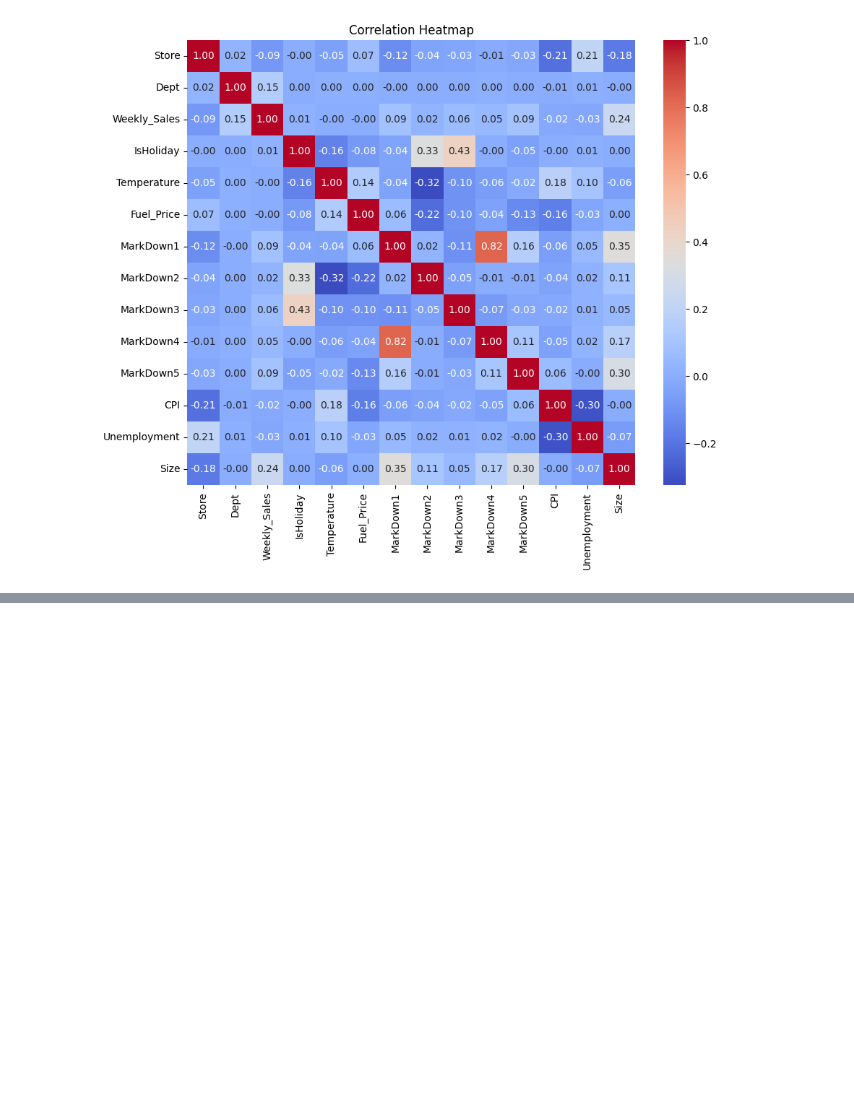
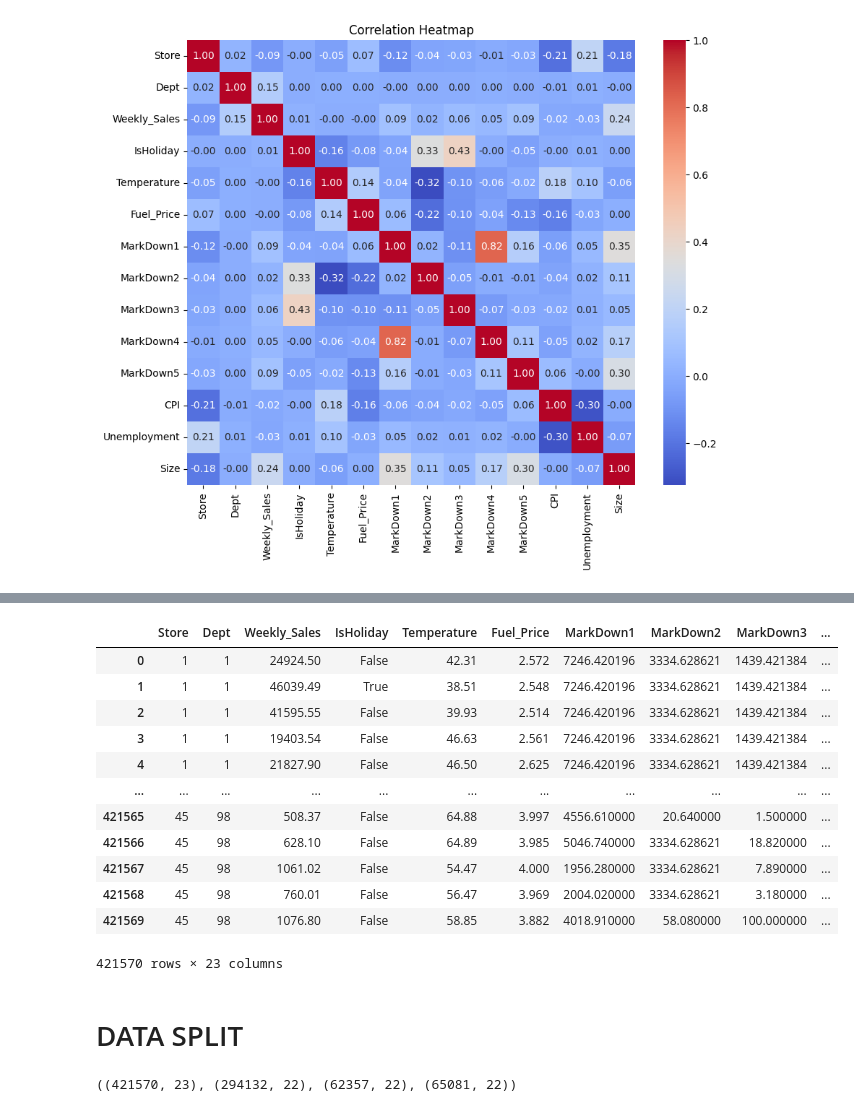
Before and after one commit to gkuch22/ml-final, a Jupyter notebook: final_model_experiment_xgboost.ipynb, the cells around one changed output, grey strips where cells are left out. Cells and saved outputs as stored; diff of their text form; code cells hidden in the pictures; blank space fills up the shorter version.

```diff
--- a/final_model_experiment_xgboost.ipynb
+++ b/final_model_experiment_xgboost.ipynb
@@ -198,0 +288,10 @@ plt.show()
+# %%
+from sklearn.preprocessing import OneHotEncoder
+
+onehot_encoder = OneHotEncoder(sparse_output=False)
+encoded_type = onehot_encoder.fit_transform(merged_df[['Type']])
+encoded_cols = onehot_encoder.get_feature_names_out(['Type'])
+encoded_df = pd.DataFrame(encoded_type, columns=encoded_cols, index=merged_df.index)
+
+merged_df = merged_df.drop(columns='Type')
+merged_df = pd.concat([merged_df, encoded_df], axis=1)
@@ -198,0 +318,6 @@ plt.show()
+# %%
+from sklearn.impute import SimpleImputer
+
+na_cols = [col for col in merged_df.columns if merged_df[col].isna().sum() > 0]
+imputer = SimpleImputer(strategy='mean')
+merged_df[na_cols] = imputer.fit_transform(merged_df[na_cols])
@@ -198,0 +344,6 @@ plt.show()
+# %%
+merged_df['Year'] = merged_df['Date'].dt.year
+merged_df['Month'] = merged_df['Date'].dt.month
+merged_df['Week'] = merged_df['Date'].dt.isocalendar().week.astype(int)
+
+merged_df = merged_df.drop(columns=['Date'])
@@ -198,0 +370,18 @@ plt.show()
+# %%
+merged_df
+# %% [output]
+|  | Store | Dept | Weekly_Sales | IsHoliday | Temperature | Fuel_Price | MarkDown1 | MarkDown2 | MarkDown3 | ... |
+| 0 | 1 | 1 | 24924.50 | False | 42.31 | 2.572 | 7246.420196 | 3334.628621 | 1439.421384 | ... |
+| 1 | 1 | 1 | 46039.49 | True | 38.51 | 2.548 | 7246.420196 | 3334.628621 | 1439.421384 | ... |
+| 2 | 1 | 1 | 41595.55 | False | 39.93 | 2.514 | 7246.420196 | 3334.628621 | 1439.421384 | ... |
+| 3 | 1 | 1 | 19403.54 | False | 46.63 | 2.561 | 7246.420196 | 3334.628621 | 1439.421384 | ... |
+| 4 | 1 | 1 | 21827.90 | False | 46.50 | 2.625 | 7246.420196 | 3334.628621 | 1439.421384 | ... |
+| ... | ... | ... | ... | ... | ... | ... | ... | ... | ... | ... |
+| 421565 | 45 | 98 | 508.37 | False | 64.88 | 3.997 | 4556.610000 | 20.640000 | 1.500000 | ... |
+| 421566 | 45 | 98 | 628.10 | False | 64.89 | 3.985 | 5046.740000 | 3334.628621 | 18.820000 | ... |
+| 421567 | 45 | 98 | 1061.02 | False | 54.47 | 4.000 | 1956.280000 | 3334.628621 | 7.890000 | ... |
+| 421568 | 45 | 98 | 760.01 | False | 56.47 | 3.969 | 2004.020000 | 3334.628621 | 3.180000 | ... |
+| 421569 | 45 | 98 | 1076.80 | False | 58.85 | 3.882 | 4018.910000 | 58.080000 | 100.000000 | ... |
+421570 rows × 23 columns
+# %% [markdown]
+# DATA SPLIT
@@ -198,0 +404,4 @@ plt.show()
+# %%
+merged_df.shape, X_train.shape, X_valid.shape, X_test.shape
+# %% [output]
+((421570, 23), (294132, 22), (62357, 22), (65081, 22))
```
Also changed, not shown: parts of 28 cells of this notebook.
